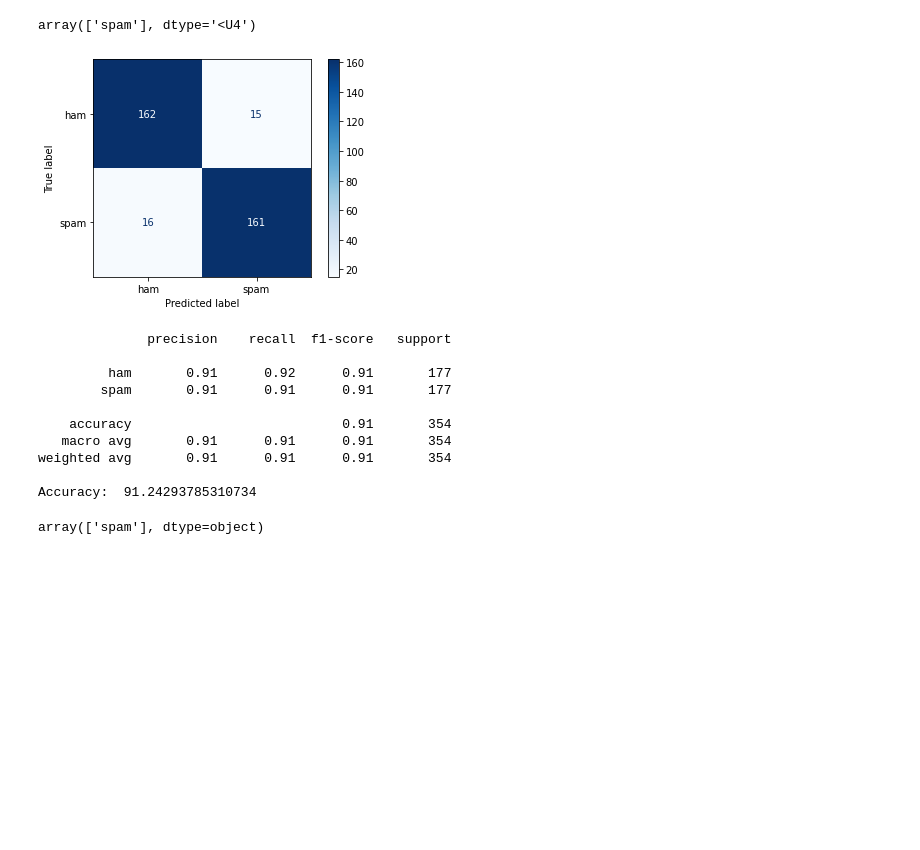
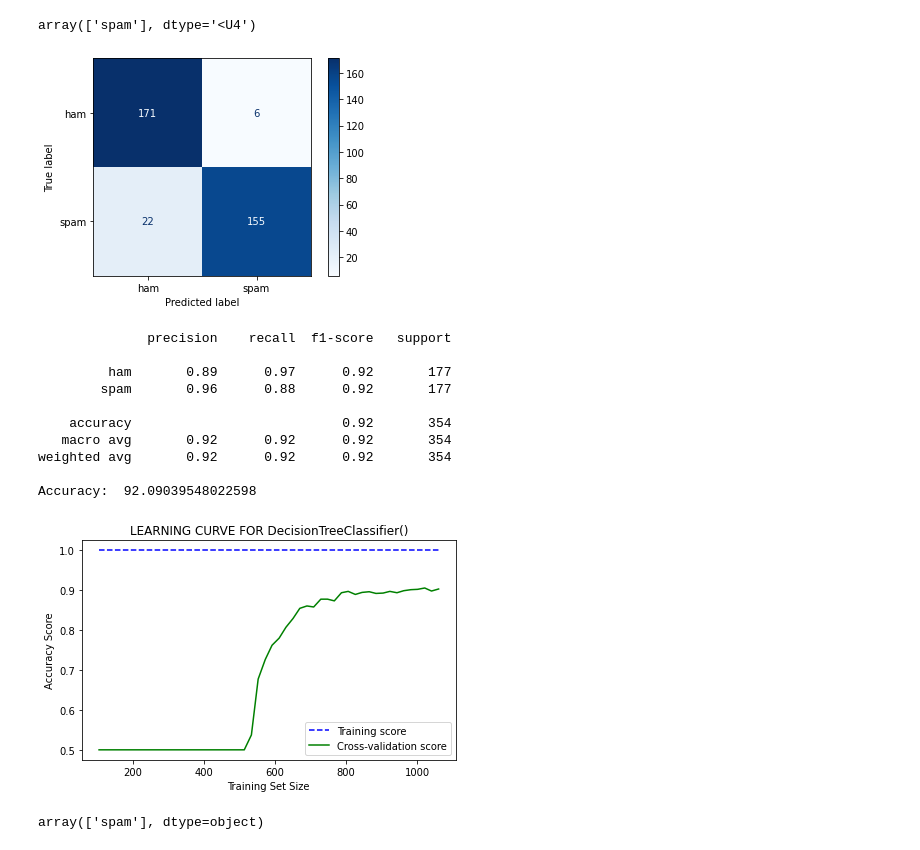
Before and after one commit to burakcimtay/Sms_Spam_Detection, a Jupyter notebook: sms_spam_2.ipynb, the cells around one changed output. Cells and saved outputs as stored; diff of their text form; code cells hidden in the pictures; blank space fills up the shorter version.

```diff
--- a/sms_spam_2.ipynb
+++ b/sms_spam_2.ipynb
@@ -107,11 +141,11 @@ print(data.tail())
 X=data["v2"]
 y=data["v1"]
 
-def classify(model, X, y):
+X_train, X_test, y_train, y_test = train_test_split(X, y, test_size=0.3, random_state=0, shuffle=True, stratify=y)
 
-    global clf, X_train, X_test, y_train, y_test
+def classify(model):
 
-    X_train, X_test, y_train, y_test = train_test_split(X, y, test_size=0.3, random_state=0, shuffle=True, stratify=y)
+    global clf
     clf=Pipeline([("tfidf", TfidfVectorizer()), ("clf", model)])
     clf.fit(X_train, y_train)
 
@@ -122,6 +156,24 @@ def classify(model, X, y):
 
     print(classification_report(y_test, y_pred))
     print("Accuracy: ", clf.score(X_test, y_test)*100)
+
+    # learning curve
+    sizes, training_scores, testing_scores = learning_curve(clf,
+    X, y, cv=10, scoring='accuracy', train_sizes=np.linspace(0.1, 1.0, 50))
+
+    mean_training = np.mean(training_scores, axis=1)
+    Standard_Deviation_training = np.std(training_scores, axis=1)
+
+    mean_testing = np.mean(testing_scores, axis=1)
+    Standard_Deviation_testing = np.std(testing_scores, axis=1)
+
+    plt.plot(sizes, mean_training, '--', color="b",  label="Training score")
+    plt.plot(sizes, mean_testing, color="g", label="Cross-validation score")
+
+    plt.title("LEARNING CURVE FOR " + str(model))
+    plt.xlabel("Training Set Size"), plt.ylabel("Accuracy Score"), plt.legend(loc="best")
+    plt.tight_layout()
+    plt.show()
 # %%
 ### Logistic Regression
 # %%
@@ -168,19 +222,20 @@ array(['spam'], dtype='<U4')
 ### Decision Tree
 # %%
 model=DecisionTreeClassifier()
-classify(model, X, y)
+classify(model)
 # %% [output]
-[figure, old version]
+[figure, new version]
               precision    recall  f1-score   support
 
-         ham       0.91      0.92      0.91       177
-        spam       0.91      0.91      0.91       177
+         ham       0.89      0.97      0.92       177
+        spam       0.96      0.88      0.92       177
 
-    accuracy                           0.91       354
-   macro avg       0.91      0.91      0.91       354
-weighted avg       0.91      0.91      0.91       354
+    accuracy                           0.92       354
+   macro avg       0.92      0.92      0.92       354
+weighted avg       0.92      0.92      0.92       354
 
-Accuracy:  91.24293785310734
+Accuracy:  92.09039548022598
+[figure, added]
 # %%
 clf.predict(["You have won a free ticket for USA. Text to 123456"])
 # %% [output]
```
Also changed, not shown: parts of 12 cells of this notebook, 1 other file.
